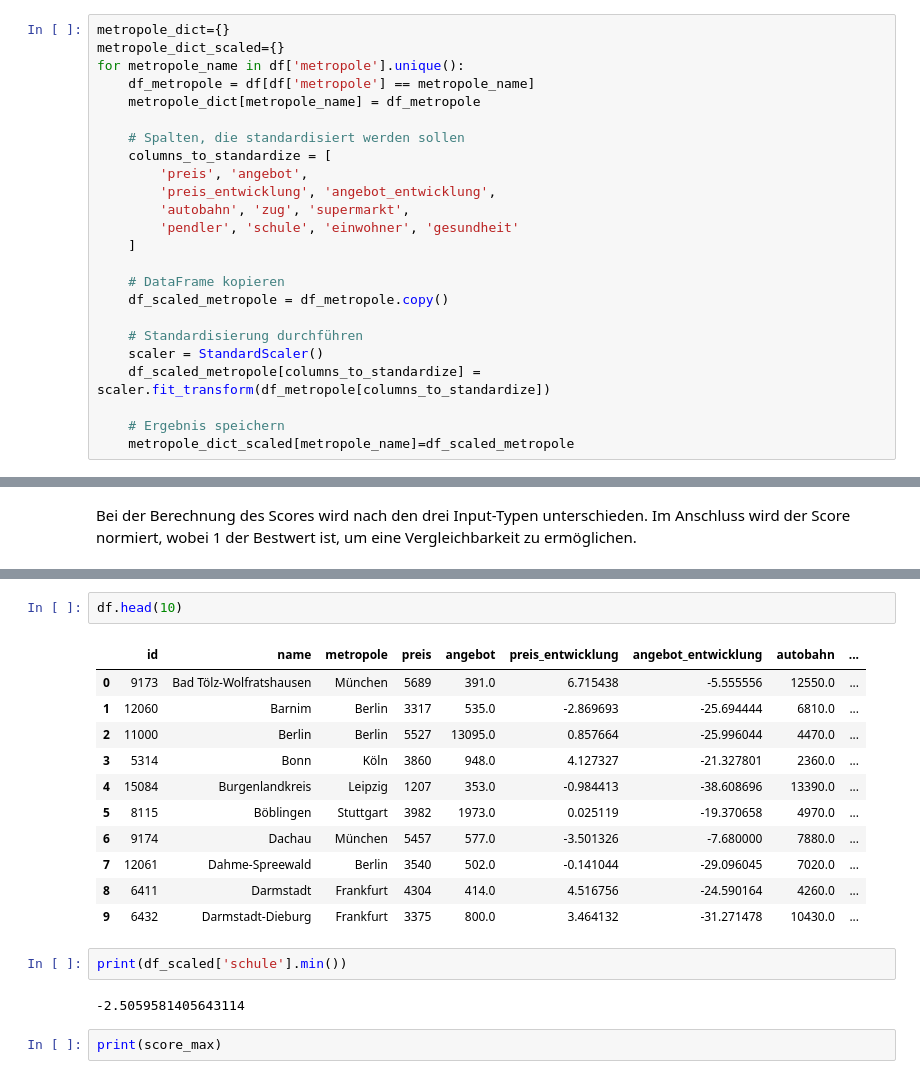
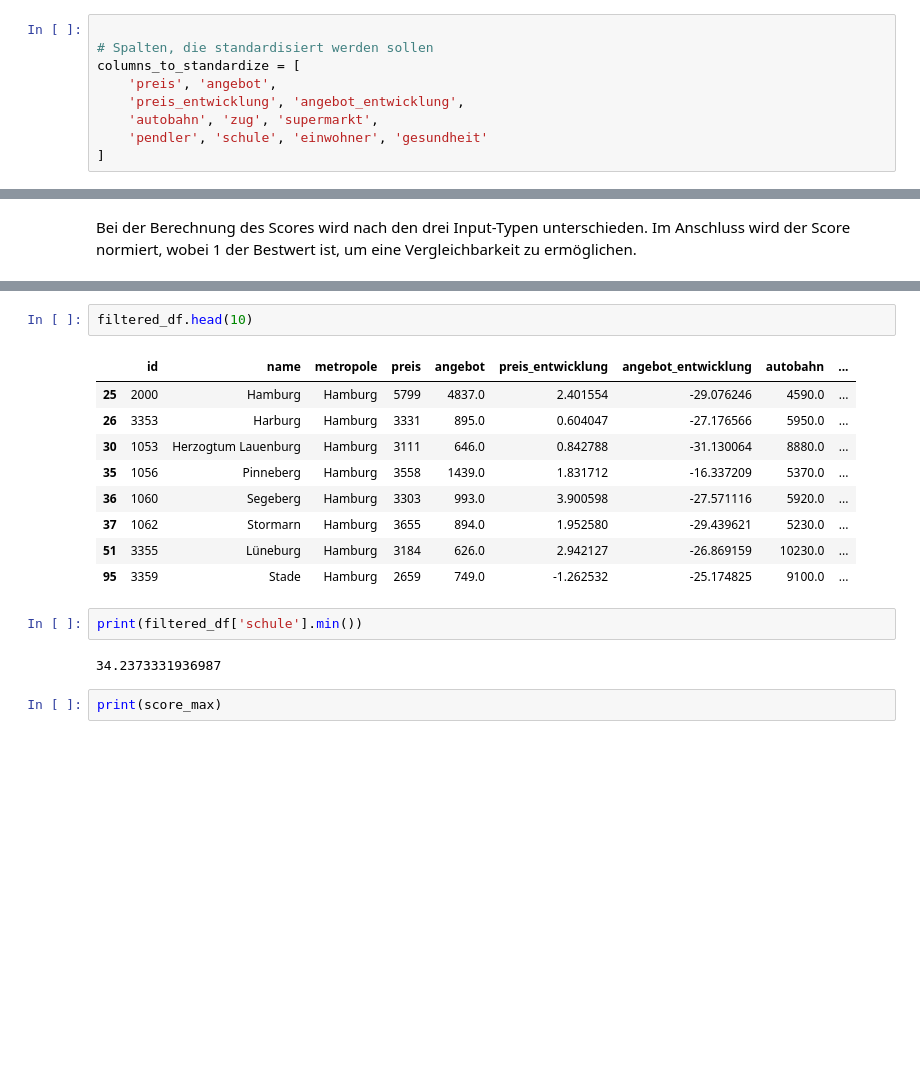
Before and after one commit to HalukaMB/hb-speckguertel-review, a Jupyter notebook: script_changed.ipynb, the cells around one changed output, grey strips where cells are left out. Drawn from its saved outputs; the diff is of its cells as text; blank space fills up the shorter version.

```diff
--- a/script_changed.ipynb
+++ b/script_changed.ipynb
@@ -165,29 +165,14 @@ df.to_csv("Daten_Stand_1908.csv", index=False)
 # %% [markdown]
 Wir standisieren, um den Einfluss aller Features auf den Score anzugleichen. Die Ergebnisse speichern wir in ein Dictionary of Dataframes, indem für jede Stadt ein Dataframe hinterlegt ist.
 # %%
-metropole_dict={}
-metropole_dict_scaled={}
-for metropole_name in df['metropole'].unique():
-    df_metropole = df[df['metropole'] == metropole_name]
-    metropole_dict[metropole_name] = df_metropole
 
-    # Spalten, die standardisiert werden sollen
-    columns_to_standardize = [
-        'preis', 'angebot',
-        'preis_entwicklung', 'angebot_entwicklung',
-        'autobahn', 'zug', 'supermarkt',
-        'pendler', 'schule', 'einwohner', 'gesundheit'
-    ]
-
-    # DataFrame kopieren
-    df_scaled_metropole = df_metropole.copy()
-
-    # Standardisierung durchführen
-    scaler = StandardScaler()
-    df_scaled_metropole[columns_to_standardize] = scaler.fit_transform(df_metropole[columns_to_standardize])
-
-    # Ergebnis speichern
-    metropole_dict_scaled[metropole_name]=df_scaled_metropole
+# Spalten, die standardisiert werden sollen
+columns_to_standardize = [
+    'preis', 'angebot',
+    'preis_entwicklung', 'angebot_entwicklung',
+    'autobahn', 'zug', 'supermarkt',
+    'pendler', 'schule', 'einwohner', 'gesundheit'
+]
 # %% [markdown]
 ### Save
 # %% [markdown]
@@ -489,21 +483,19 @@ NameError: name 'df_scaled' is not defined
 # %%
-df.head(10)
+filtered_df.head(10)
 # %% [output]
 |  | id | name | metropole | preis | angebot | preis_entwicklung | angebot_entwicklung | autobahn | ... |
-| 0 | 9173 | Bad Tölz-Wolfratshausen | München | 5689 | 391.0 | 6.715438 | -5.555556 | 12550.0 | ... |
-| 1 | 12060 | Barnim | Berlin | 3317 | 535.0 | -2.869693 | -25.694444 | 6810.0 | ... |
-| 2 | 11000 | Berlin | Berlin | 5527 | 13095.0 | 0.857664 | -25.996044 | 4470.0 | ... |
-| 3 | 5314 | Bonn | Köln | 3860 | 948.0 | 4.127327 | -21.327801 | 2360.0 | ... |
-| 4 | 15084 | Burgenlandkreis | Leipzig | 1207 | 353.0 | -0.984413 | -38.608696 | 13390.0 | ... |
-| 5 | 8115 | Böblingen | Stuttgart | 3982 | 1973.0 | 0.025119 | -19.370658 | 4970.0 | ... |
-| 6 | 9174 | Dachau | München | 5457 | 577.0 | -3.501326 | -7.680000 | 7880.0 | ... |
-| 7 | 12061 | Dahme-Spreewald | Berlin | 3540 | 502.0 | -0.141044 | -29.096045 | 7020.0 | ... |
-| 8 | 6411 | Darmstadt | Frankfurt | 4304 | 414.0 | 4.516756 | -24.590164 | 4260.0 | ... |
-| 9 | 6432 | Darmstadt-Dieburg | Frankfurt | 3375 | 800.0 | 3.464132 | -31.271478 | 10430.0 | ... |
+| 25 | 2000 | Hamburg | Hamburg | 5799 | 4837.0 | 2.401554 | -29.076246 | 4590.0 | ... |
+| 26 | 3353 | Harburg | Hamburg | 3331 | 895.0 | 0.604047 | -27.176566 | 5950.0 | ... |
+| 30 | 1053 | Herzogtum Lauenburg | Hamburg | 3111 | 646.0 | 0.842788 | -31.130064 | 8880.0 | ... |
+| 35 | 1056 | Pinneberg | Hamburg | 3558 | 1439.0 | 1.831712 | -16.337209 | 5370.0 | ... |
+| 36 | 1060 | Segeberg | Hamburg | 3303 | 993.0 | 3.900598 | -27.571116 | 5920.0 | ... |
+| 37 | 1062 | Stormarn | Hamburg | 3655 | 894.0 | 1.952580 | -29.439621 | 5230.0 | ... |
+| 51 | 3355 | Lüneburg | Hamburg | 3184 | 626.0 | 2.942127 | -26.869159 | 10230.0 | ... |
+| 95 | 3359 | Stade | Hamburg | 2659 | 749.0 | -1.262532 | -25.174825 | 9100.0 | ... |
 # %%
-print(df_scaled['schule'].min())
+print(filtered_df['schule'].min())
 # %% [output]
--2.5059581405643114
+34.2373331936987
 # %%
 print(score_max)
 # %% [output]
```
Also changed, not shown: parts of 1 cell of this notebook, 2 other files.
